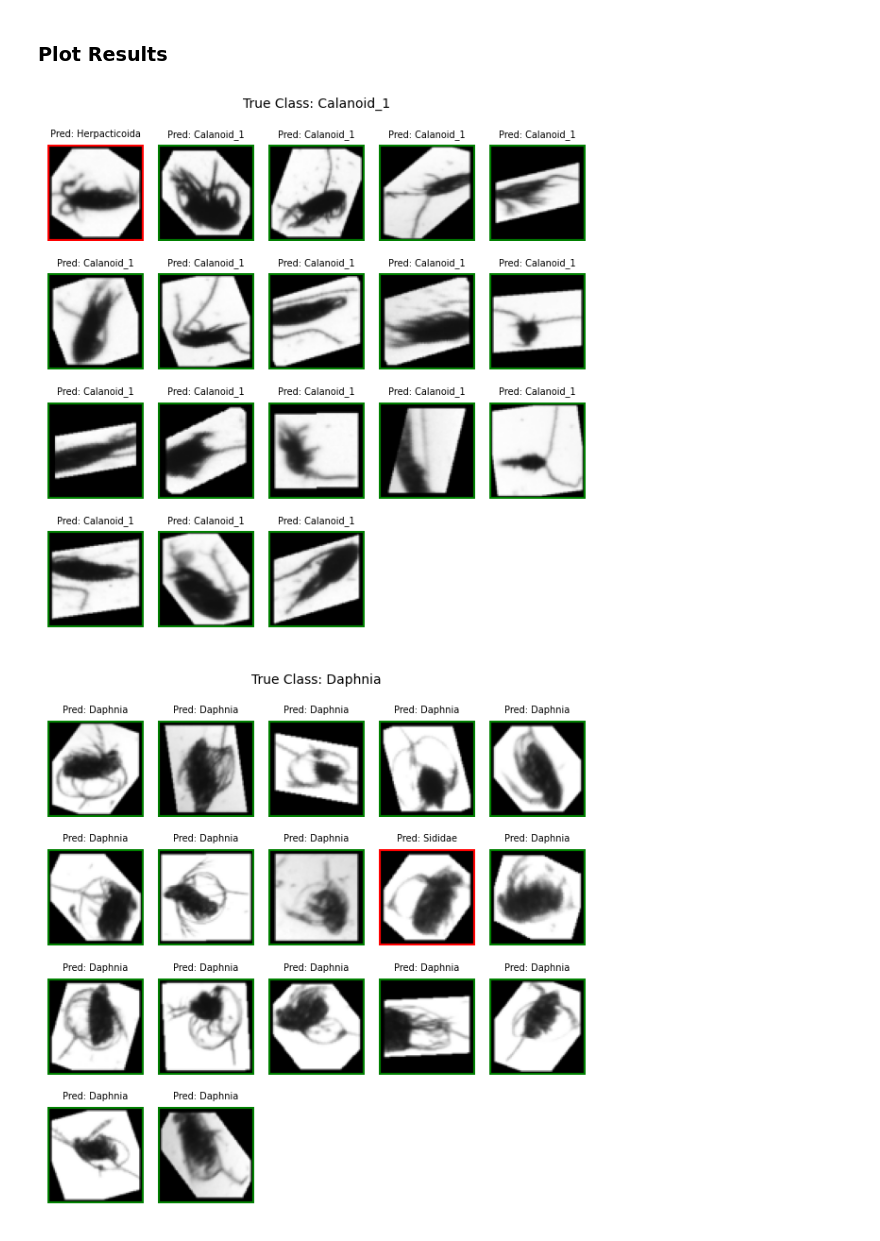
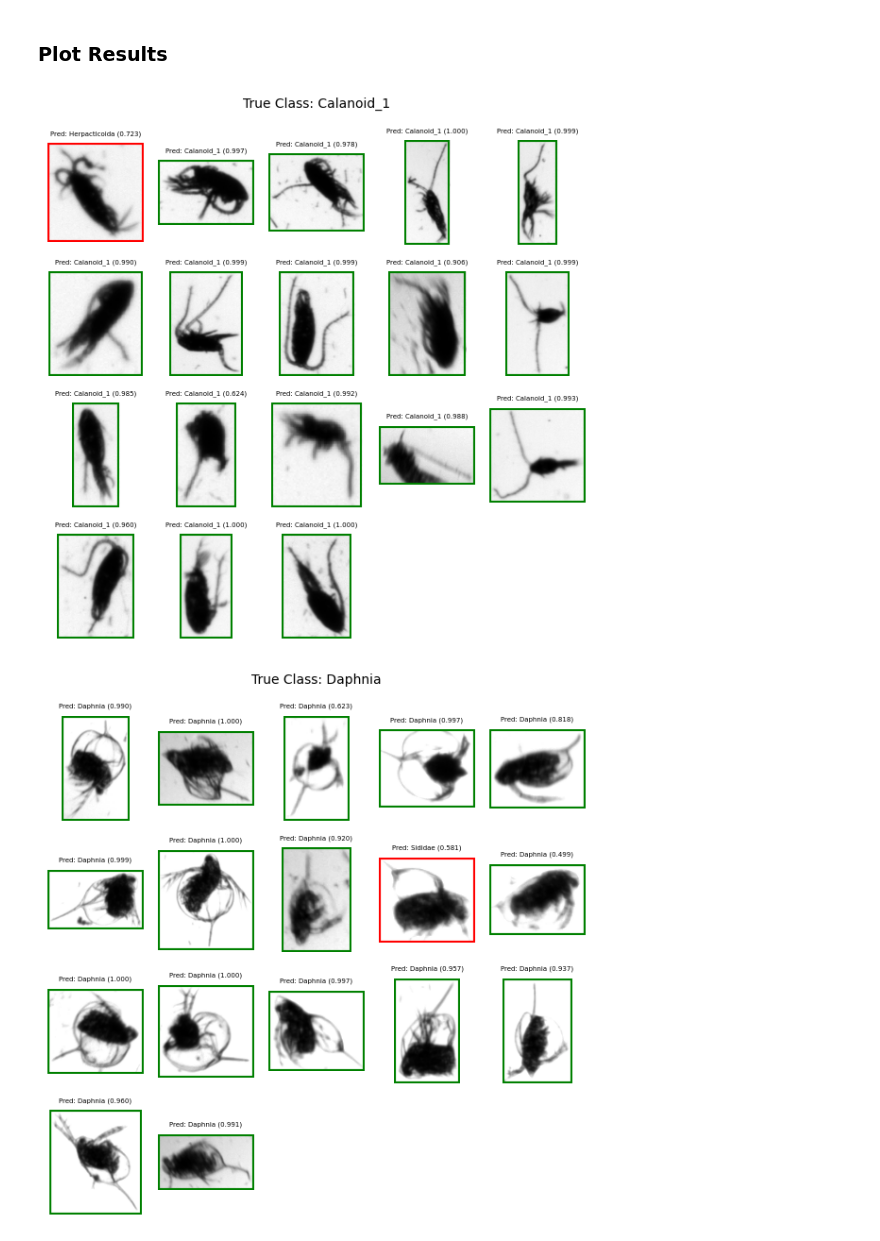
Before and after one commit to sofiar/Analysis_zooplankton, a Jupyter notebook: inference_examples.ipynb, the cells around one changed output. Drawn from its saved outputs; the diff is of its cells as text; code cells hidden in the pictures.

Commit message:
clean up inference files

```diff
--- a/inference_examples.ipynb
+++ b/inference_examples.ipynb
@@ -118,45 +118,63 @@ with torch.no_grad():
 images, labels, probs, preds = torch.cat(images), torch.cat(labels), torch.cat(probs), torch.cat(preds)
 # %% [markdown]
 ### Plot Results
+# %%
+# Get Untransformed Images
+
+image_paths = inference_loader.dataset.dataset.image_paths
+
+basic_transforms = transforms.Compose([
+    transforms.ToTensor(),
+])
+
+images_untransformed = []
+
+for img_pth in image_paths:
+    img_orig = Image.open(img_pth).convert('L')
+    img = basic_transforms(img_orig)
+    # img = img.repeat(3, 1, 1)
+    # img = img.unsqueeze(0)
+    images_untransformed.append(img)
 # %%
 max_images_per_row = 6
 unique_classes = torch.unique(labels)
 
 for cls_id in unique_classes:
 
-    cls_ids = (labels == cls_id).nonzero(as_tuple = True)[0]
+    cls_idx = (labels == cls_id).nonzero(as_tuple = True)[0]
 
     # Set-up grid
-    n_samples = len(cls_ids)
+    n_samples = len(cls_idx)
     n_cols = int(np.ceil(np.sqrt(n_samples)))
     n_rows = int(np.ceil(n_samples / n_cols))
 
     fig, axes = plt.subplots(n_rows, n_cols, figsize = (6, 6))
     axes = axes.flatten() if n_samples > 1 else [axes]
 
     # Plot each image
-    for ax, idx in zip(axes, cls_ids):
-        image = images[idx].mean(0).numpy()
+    for ax, idx in zip(axes, cls_idx):
+        image = images_untransformed[idx].mean(0).numpy()
         label = labels[idx].item()
         pred = preds[idx].item()
+        prob = probs[idx][pred].item()
 
         ax.imshow(image, cmap = 'gray')
-        ax.set_title(f'Pred: {class_map_rev[pred]}', fontsize = 7)
+        ax.set_title(f'Pred: {class_map_rev[pred]} ({prob:.3f})', fontsize = 5)
 
         colour = 'green' if label == pred else 'red'
         rect = patches.Rectangle(
             (0, 0), 1, 1, transform = ax.transAxes, linewidth = 3, edgecolor = colour, facecolor = 'none'
         )
         ax.add_patch(rect)
         ax.axis('off')
 
     # Set unused axes to blank
-    for j in range(len(cls_ids), len(axes)):
+    for j in range(len(cls_idx), len(axes)):
         axes[j].axis('off')
 
     cls_name = class_map_rev[cls_id.item()]
     plt.suptitle(f'True Class: {cls_name}', fontsize = 10)
     plt.tight_layout()
 # %% [output]
-[figure, old version]
+[figure, new version]
-[figure, old version]
+[figure, new version]
```
Also changed, not shown: 5 other files.
